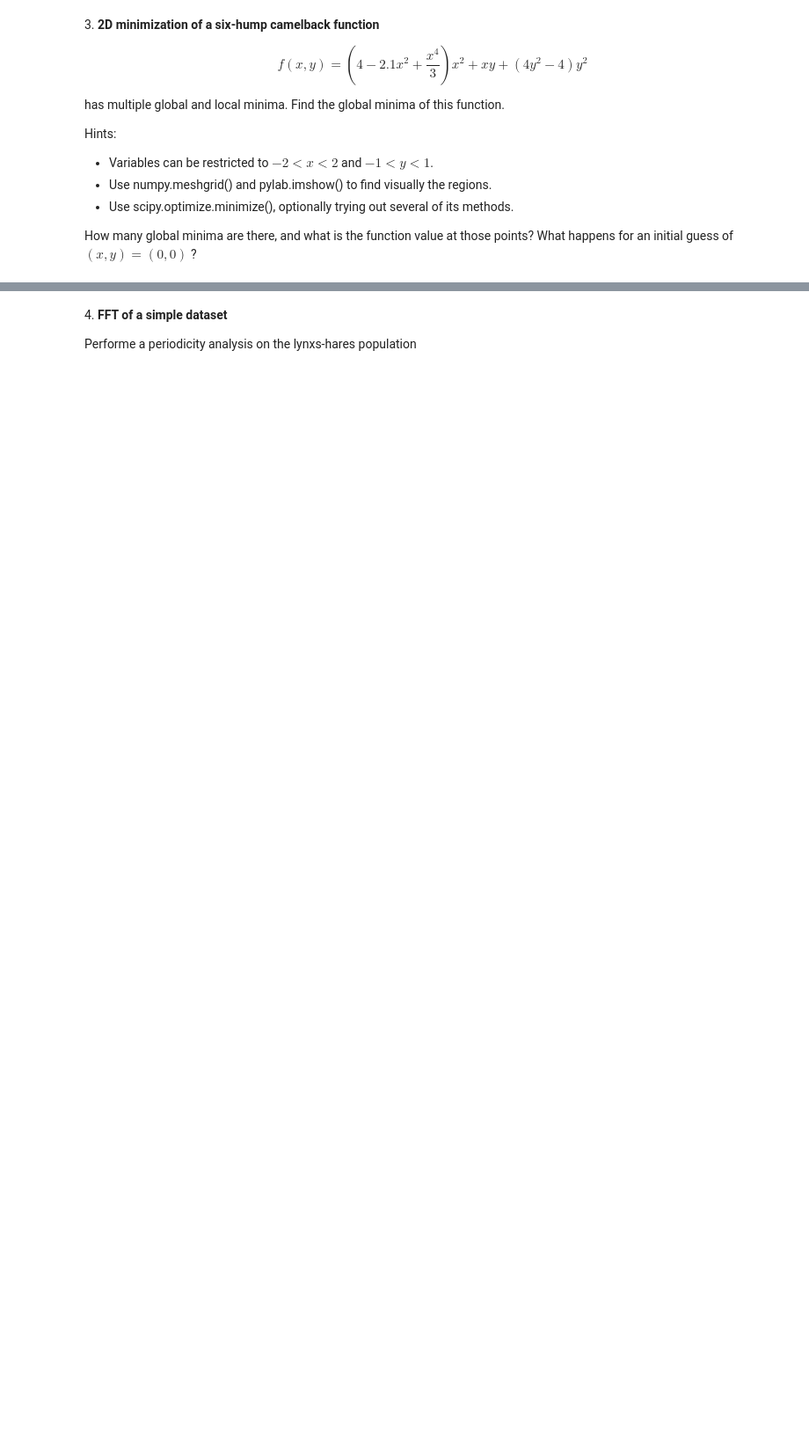
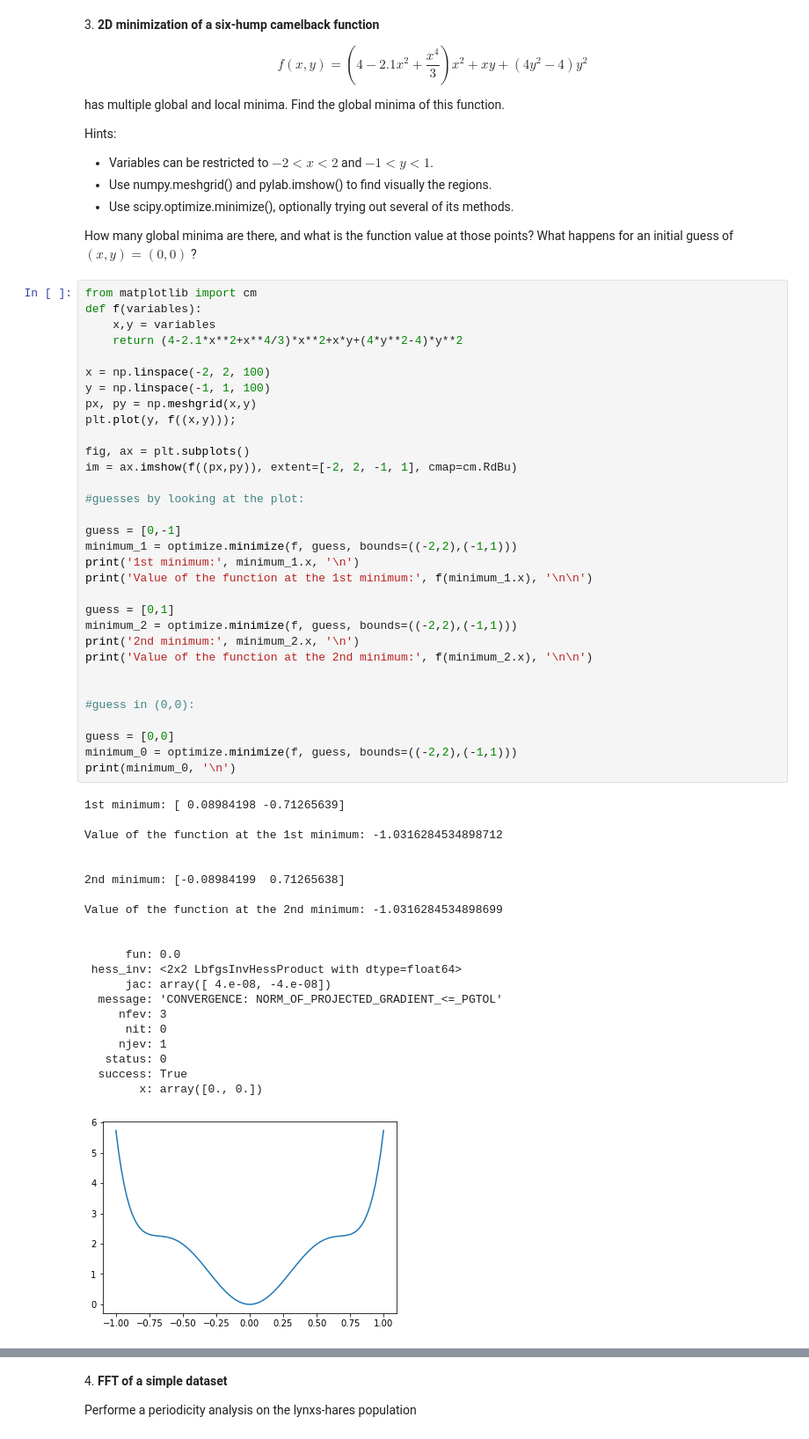
Before and after one commit to Sara-Munafo/LaboratoryOfComputationalPhysics_Y5, a Jupyter notebook: 09_Algorithms_exercises.ipynb, the cells around one changed output, grey strips where cells are left out. Shown at 88% size. Drawn from its saved outputs; the diff is of its cells as text; blank space fills up the shorter version.

```diff
--- a/09_Algorithms_exercises.ipynb
+++ b/09_Algorithms_exercises.ipynb
@@ -155,3 +154,57 @@ Hints:
 * Use scipy.optimize.minimize(), optionally trying out several of its methods.
 
 How many global minima are there, and what is the function value at those points? What happens for an initial guess of $(x, y) = (0, 0)$ ?
+# %%
+from matplotlib import cm
+def f(variables):
+    x,y = variables
+    return (4-2.1*x**2+x**4/3)*x**2+x*y+(4*y**2-4)*y**2
+
+x = np.linspace(-2, 2, 100)
+y = np.linspace(-1, 1, 100)
+px, py = np.meshgrid(x,y)
+plt.plot(y, f((x,y)));
+
+fig, ax = plt.subplots()
+im = ax.imshow(f((px,py)), extent=[-2, 2, -1, 1], cmap=cm.RdBu)
+
+#guesses by looking at the plot:
+
+guess = [0,-1]
+minimum_1 = optimize.minimize(f, guess, bounds=((-2,2),(-1,1)))
+print('1st minimum:', minimum_1.x, '\n')
+print('Value of the function at the 1st minimum:', f(minimum_1.x), '\n\n')
+
+guess = [0,1]
+minimum_2 = optimize.minimize(f, guess, bounds=((-2,2),(-1,1)))
+print('2nd minimum:', minimum_2.x, '\n')
+print('Value of the function at the 2nd minimum:', f(minimum_2.x), '\n\n')
+
+
+#guess in (0,0):
+
+guess = [0,0]
+minimum_0 = optimize.minimize(f, guess, bounds=((-2,2),(-1,1)))
+print(minimum_0, '\n')
+# %% [output]
+1st minimum: [ 0.08984198 -0.71265639]
+
+Value of the function at the 1st minimum: -1.0316284534898712
+
+
+2nd minimum: [-0.08984199  0.71265638]
+
+Value of the function at the 2nd minimum: -1.0316284534898699
+
+
+      fun: 0.0
+ hess_inv: <2x2 LbfgsInvHessProduct with dtype=float64>
+      jac: array([ 4.e-08, -4.e-08])
+  message: 'CONVERGENCE: NORM_OF_PROJECTED_GRADIENT_<=_PGTOL'
+     nfev: 3
+      nit: 0
+     njev: 1
+   status: 0
+  success: True
+        x: array([0., 0.])
+[figure, added]
```
Also changed, not shown: parts of 17 cells of this notebook.
